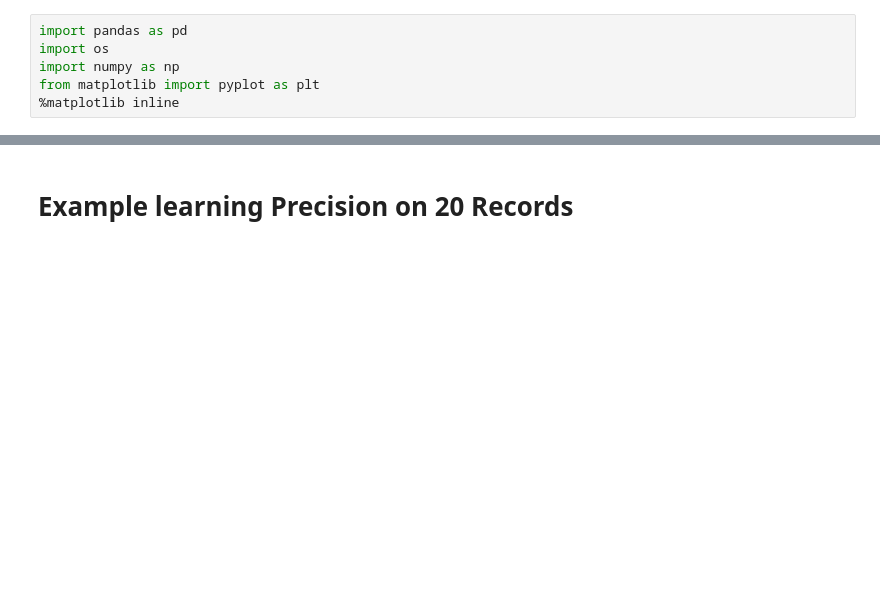
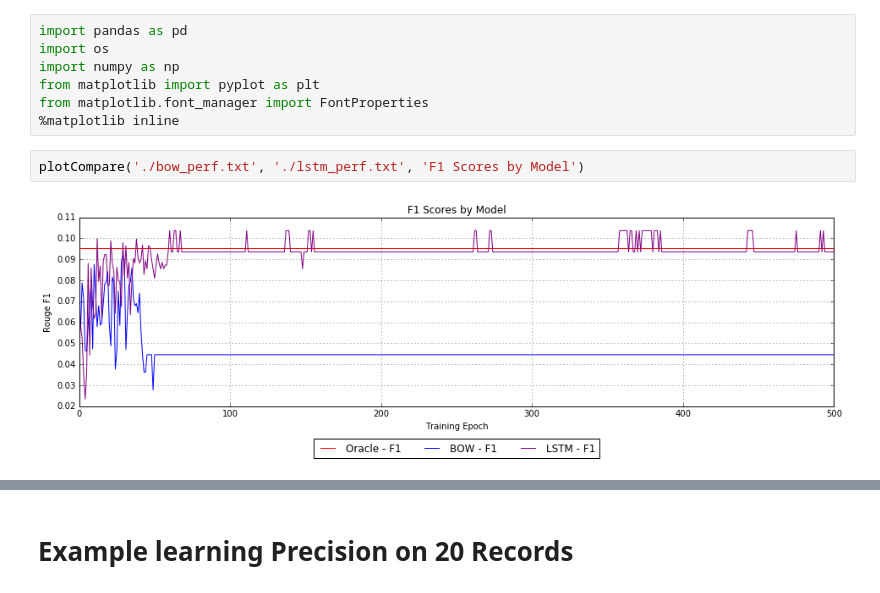
Before and after one commit to franciscojavierarceo/DQN-Event-Summarization, a Jupyter notebook: Code/Experiments.ipynb, the cells around one changed output, grey strips where cells are left out. Saved outputs shown, nothing was run; the diff lists cells and outputs as text; blank space fills up the shorter version.

```diff
--- a/Code/Experiments.ipynb
+++ b/Code/Experiments.ipynb
@@ -3,7 +3,12 @@ import pandas as pd
 import os
 import numpy as np
 from matplotlib import pyplot as plt
+from matplotlib.font_manager import FontProperties
 %matplotlib inline
+# %%
+plotCompare('./bow_perf.txt', './lstm_perf.txt', 'F1 Scores by Model')
+# %% [output]
+[figure, added]
 # %%
 def plotdata(filename='./sim_perf.txt', ttl=''):
     sd = pd.read_csv(filename, sep=';')
```
Also changed, not shown: parts of 21 cells of this notebook, 3 other files.
